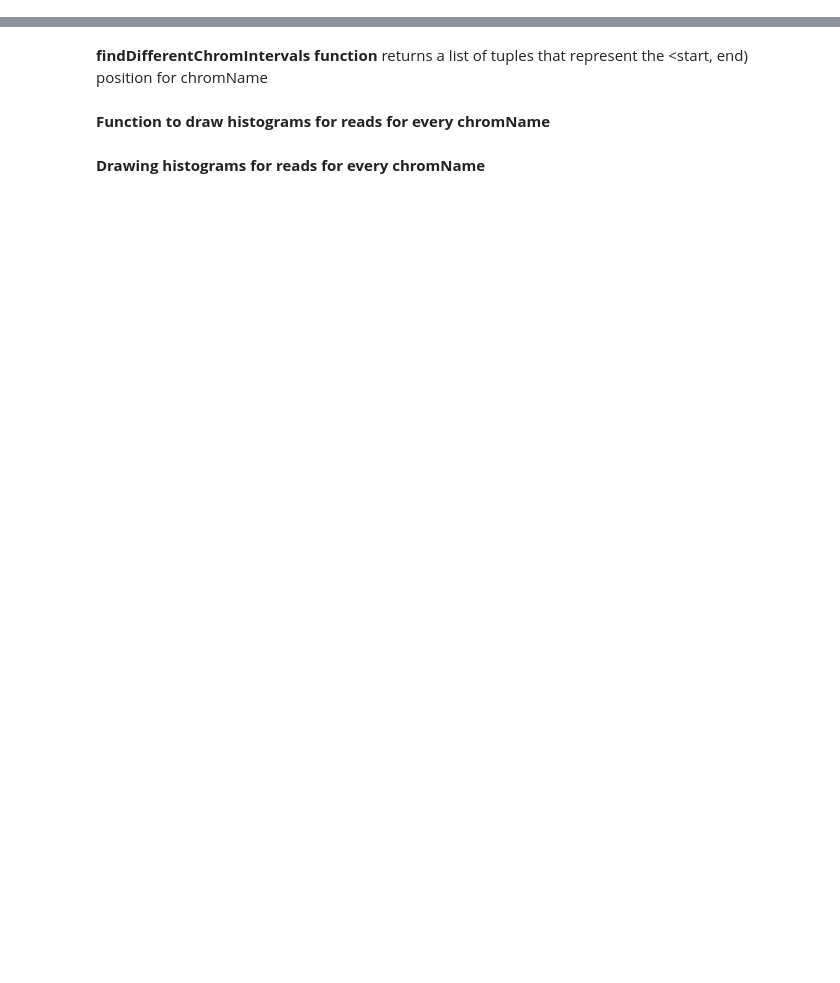
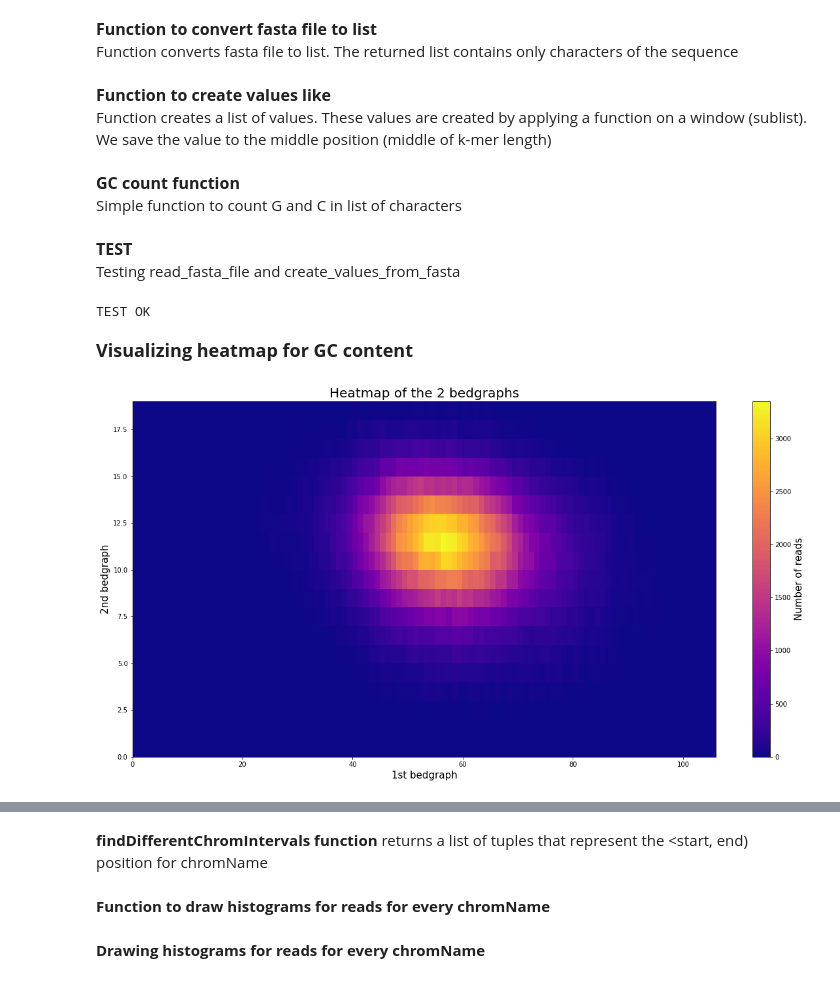
Before and after one commit to evicy/semestral_project, a Jupyter notebook: projekt.ipynb, the cells around one changed output, grey strips where cells are left out. Cells and saved outputs as stored; diff of their text form; code cells hidden in the pictures; blank space fills up the shorter version.

```diff
--- a/projekt.ipynb
+++ b/projekt.ipynb
@@ -18,0 +122,77 @@ with open('C:\\Users\\Evi\\Documents\\2INF-LETO\\RP\\ref-nanopore.bedgraph') as
+# %% [markdown]
+<font size="3">**Function to convert fasta file to list**</font>
+<br>
+Function converts fasta file to list. The returned list contains only characters of the sequence
+# %%
+def read_fasta_file(filename):
+    data = []
+    with open(filename) as fasta:
+        for line in fasta:
+            if not line.startswith(">"):
+                for c in line.strip():
+                    data.append(c)
+    return data
+# %% [markdown]
+<font size="3">**Function to create values like**</font>
+<br>
+Function creates a list of values. These values are created by applying a function on a window (sublist). We save the value to the middle position (middle of k-mer length)
+# %%
+def create_values_from_fasta(fasta_data, kmer_length, function):
+    if (kmer_length % 2 != 1):
+        raise ValueError('The length of k-mer should be odd!')
+
+    values = []
+    half = int(kmer_length/2)
+
+    for i in range(len(fasta_data) - kmer_length +1):  # +1lebo ideme aj za posledne pismenko
+        window = fasta_data[i:i+kmer_length]
+
+        #ak su to kraje, tak napln half-krat values
+        if i == 0 or i == (len(fasta_data) - kmer_length):
+            values += [function(window)] * half
+
+        #ak su to vnutorne casti
+        if i >= 0 and i <= (len(fasta_data) - kmer_length):
+            values.append(function(window))
+    return values
+# %% [markdown]
+<font size="3">**GC count function**</font>
+<br>
+Simple function to count G and C in list of characters
+# %%
+def count_function(string):
+    count = 0
+    for c in string:
+        if(c == 'G' or c == 'C'):
+            count += 1
+    return count
+# %% [markdown]
+<font size="3">**TEST**</font>
+<br>
+Testing read_fasta_file and create_values_from_fasta
+# %%
+fasta_data = read_fasta_file('C:\\Users\\Evi\\Documents\\2INF-LETO\\RP\\fasta-test.txt')
+got_values = create_values_from_fasta(fasta_data, 21, count_function)
+expected = [12, 12, 12, 12, 12, 12, 12, 12, 12, 12, 12, 12, 12, 13, 13, 14, 13, 12, 11, 12, 12, 12, 12, 12, 12, 12, 12, 12, 12, 12, 12, 12]
+ok = True
+for i in range(len(expected)):
+    if(expected[i]!=got_values[i]):
+        ok=False
+
+if(ok):
+    print("TEST OK")
+else:
+    print("TEST FAILED")
+    print("Expected:", expected)
+    print("Got:     ", got_values)
+# %% [output]
+TEST OK
+# %% [markdown]
+<font size="4">**Visualizing heatmap for GC content**</font>
+# %%
+fasta_data = read_fasta_file('C:\\Users\\Evi\\Documents\\2INF-LETO\\RP\\ref.fasta')
+values = create_values_from_fasta(fasta_data, 21, count_function)
+
+make_heatmap(bg1, values)
+# %% [output]
+[figure, added]
```
Also changed, not shown: parts of 21 cells of this notebook, 2 other files.
